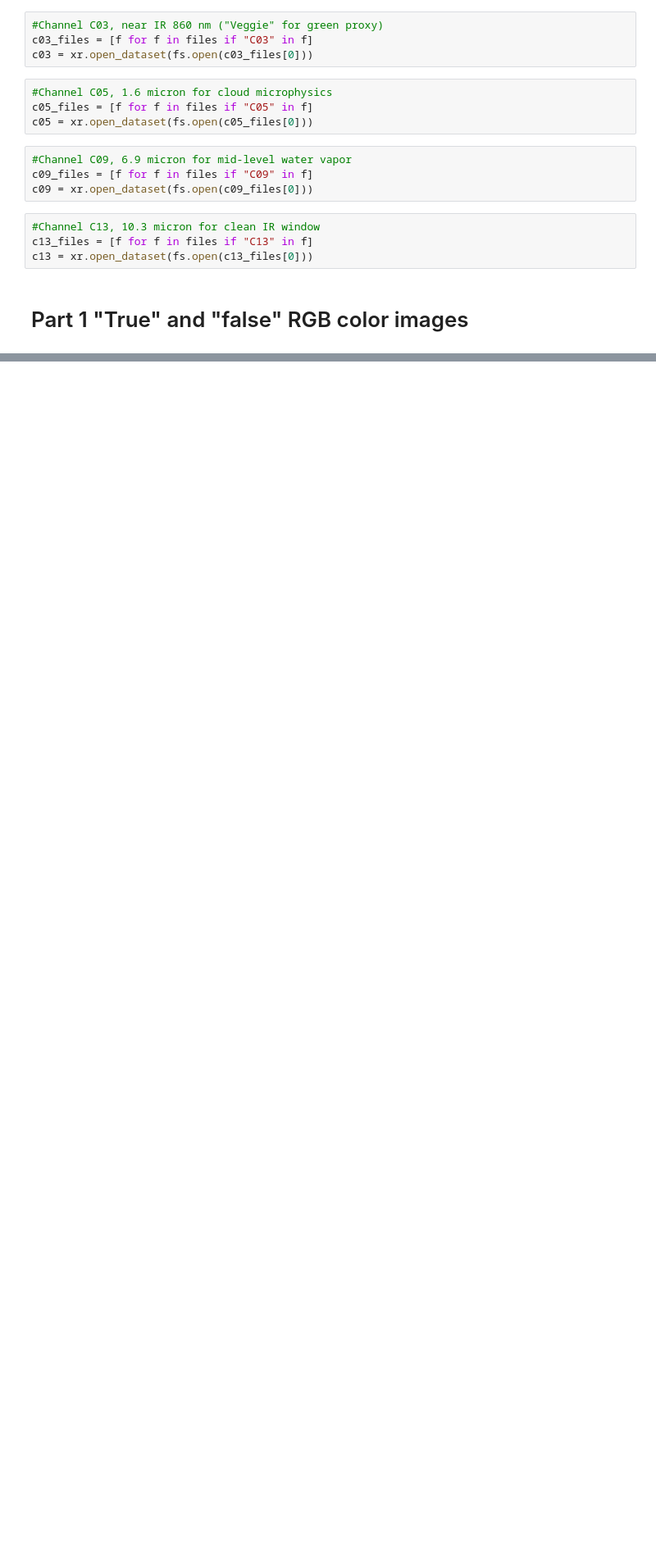
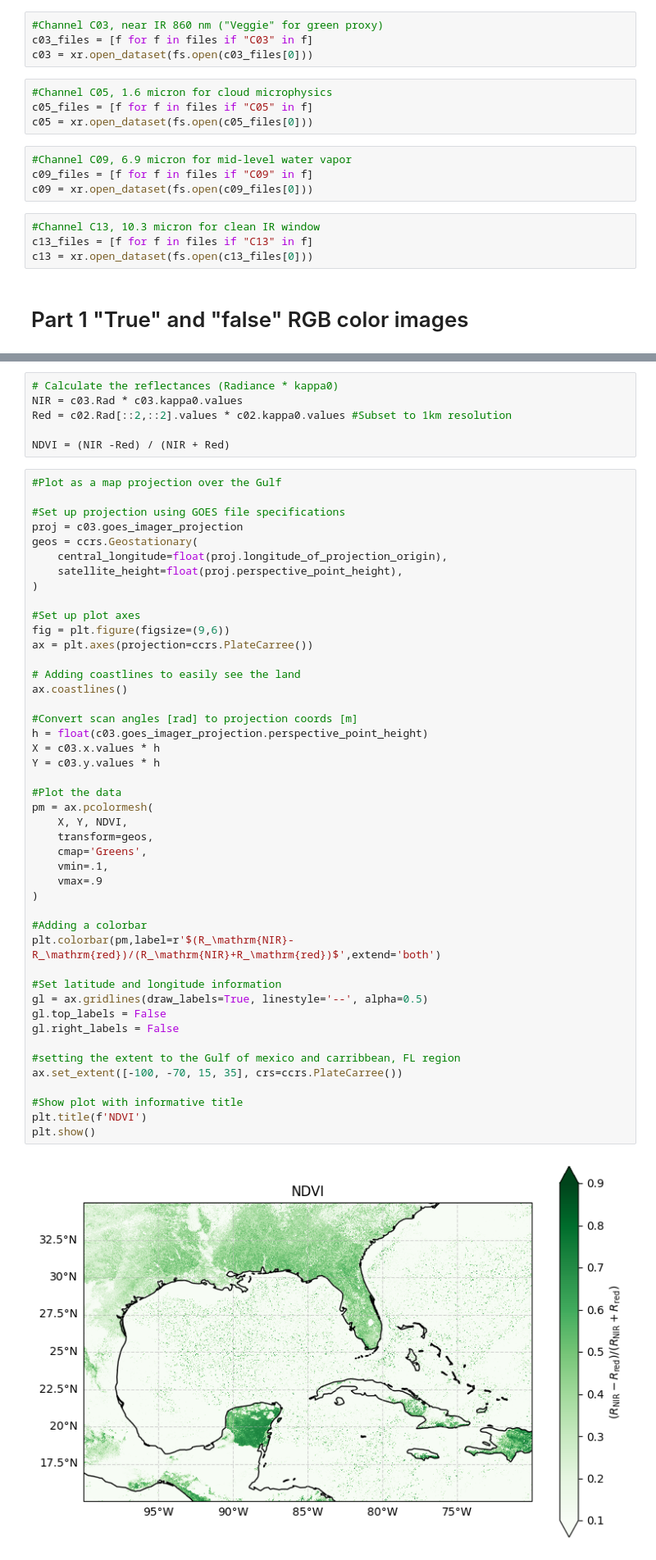
Before and after one commit to EP-Shark/MET4400C_Ins-obs_labs, a Jupyter notebook: Labs/Mini_lab4/Mini_lab4.ipynb, the cells around one changed output, grey strips where cells are left out. Shown at 82% size. Cells and saved outputs as stored; diff of their text form; blank space fills up the shorter version.

```diff
--- a/Labs/Mini_lab4/Mini_lab4.ipynb
+++ b/Labs/Mini_lab4/Mini_lab4.ipynb
@@ -195,0 +287,53 @@ ValueError: all the input array dimensions except for the concatenation axis mus
+# %%
+# Calculate the reflectances (Radiance * kappa0)
+NIR = c03.Rad * c03.kappa0.values
+Red = c02.Rad[::2,::2].values * c02.kappa0.values #Subset to 1km resolution
+
+NDVI = (NIR -Red) / (NIR + Red)
+# %%
+#Plot as a map projection over the Gulf
+
+#Set up projection using GOES file specifications
+proj = c03.goes_imager_projection
+geos = ccrs.Geostationary(
+    central_longitude=float(proj.longitude_of_projection_origin),
+    satellite_height=float(proj.perspective_point_height),
+)
+
+#Set up plot axes
+fig = plt.figure(figsize=(9,6))
+ax = plt.axes(projection=ccrs.PlateCarree())
+
+# Adding coastlines to easily see the land
+ax.coastlines()
+
+#Convert scan angles [rad] to projection coords [m]
+h = float(c03.goes_imager_projection.perspective_point_height)
+X = c03.x.values * h
+Y = c03.y.values * h
+
+#Plot the data
+pm = ax.pcolormesh(
+    X, Y, NDVI,
+    transform=geos,
+    cmap='Greens',
+    vmin=.1,
+    vmax=.9
+)
+
+#Adding a colorbar
+plt.colorbar(pm,label=r'$(R_\mathrm{NIR}-R_\mathrm{red})/(R_\mathrm{NIR}+R_\mathrm{red})$',extend='both')
+
+#Set latitude and longitude information
+gl = ax.gridlines(draw_labels=True, linestyle='--', alpha=0.5)
+gl.top_labels = False
+gl.right_labels = False
+
+#setting the extent to the Gulf of mexico and carribbean, FL region
+ax.set_extent([-100, -70, 15, 35], crs=ccrs.PlateCarree())
+
+#Show plot with informative title
+plt.title(f'NDVI')
+plt.show()
+# %% [output]
+[figure, added]
```
Also changed, not shown: parts of 6 cells of this notebook, 1 other file.
